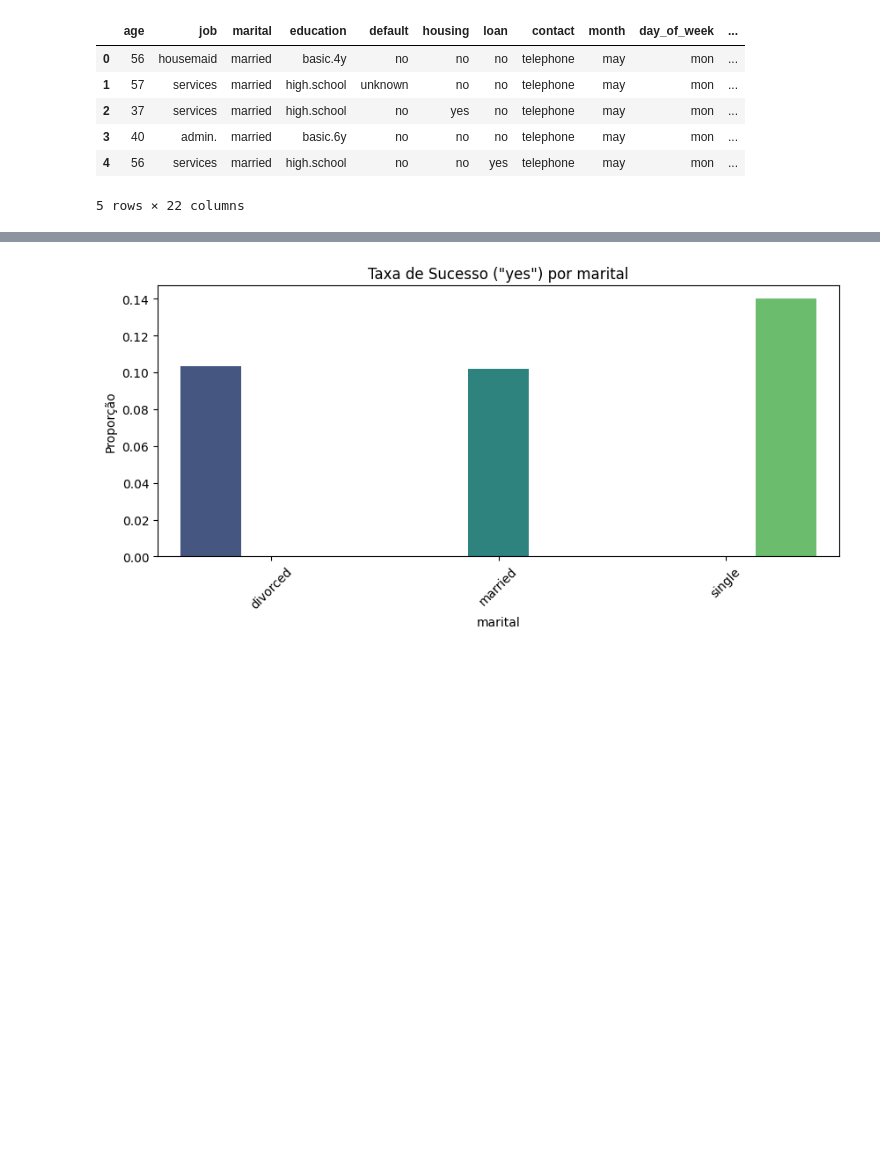
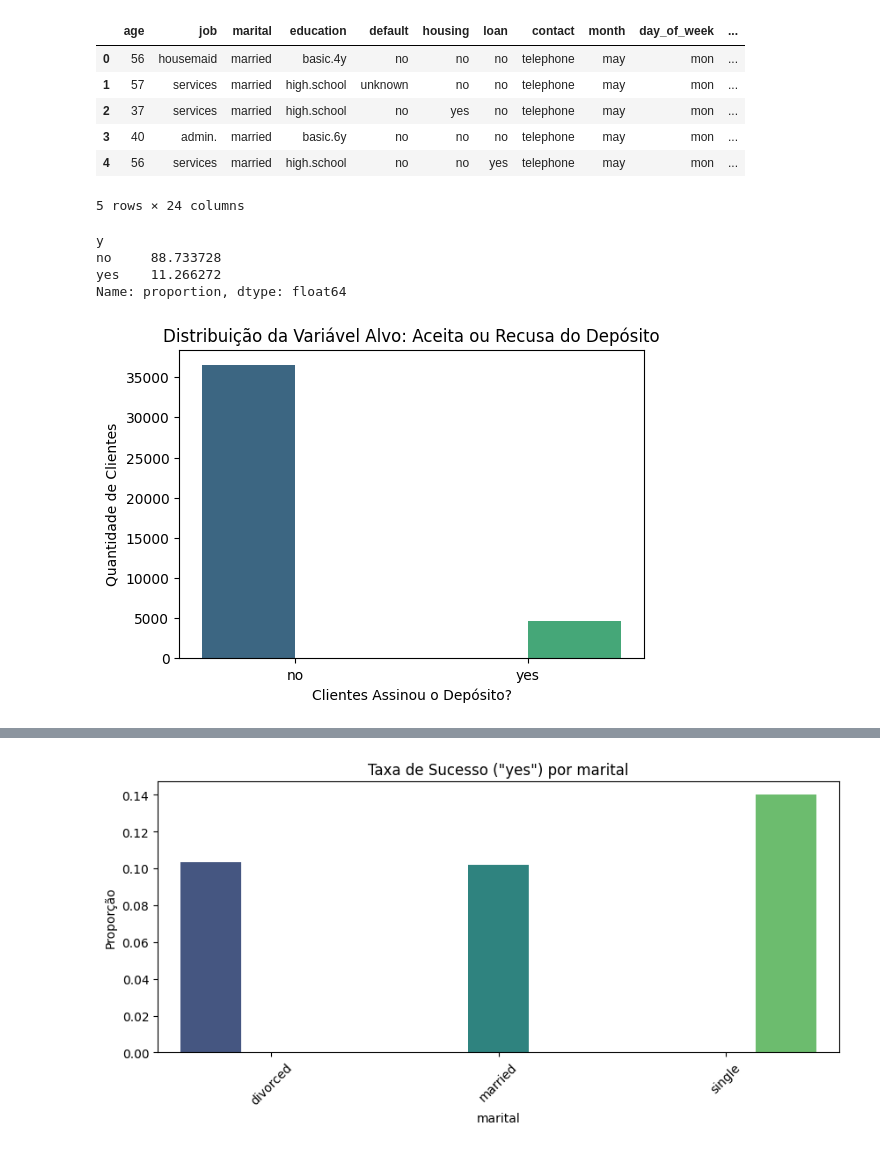
Before and after one commit to LucasUgulino/Super_Projeto_Estatistica, a Jupyter notebook: notebooks/eda.ipynb, the cells around one changed output, grey strips where cells are left out. Cells and saved outputs as stored; diff of their text form; code cells hidden in the pictures; blank space fills up the shorter version.

```diff
--- a/notebooks/eda.ipynb
+++ b/notebooks/eda.ipynb
@@ -4,7 +4,7 @@ import seaborn as sns
 import matplotlib.pyplot as plt
 
 # Carregando os dados prontos para a análise
-df = pd.read_parquet('dados_limpos.parquet')
+df = pd.read_parquet('dados_eda.parquet')
 
 # Primeiras linhas para garantir que está tudo certo
 df.head()
@@ -15,7 +15,23 @@ df.head()
 | 2 | 37 | services | married | high.school | no | yes | no | telephone | may | mon | ... |
 | 3 | 40 | admin. | married | basic.6y | no | no | no | telephone | may | mon | ... |
 | 4 | 56 | services | married | high.school | no | no | yes | telephone | may | mon | ... |
-5 rows × 22 columns
+5 rows × 24 columns
 # %%
 # Criação da variável numérica y_num para os gráficos
+# "yes" vira 1 e "no" vira 0
 df['y_num'] = (df['y'] == 'yes').astype(int)
+df['y'].value_counts(normalize=True) * 100 # para mostrar a proporção de clientes que aceitaram e recusaram
+# %% [output]
+y
+no     88.733728
+yes    11.266272
+Name: proportion, dtype: float64
+# %%
+plt.figure(figsize=(6,4))
+sns.countplot(data=df, x='y', hue='y', palette='viridis', legend=False)
+plt.title('Distribuição da Variável Alvo: Aceita ou Recusa do Depósito')
+plt.xlabel('Clientes Assinou o Depósito?')
+plt.ylabel('Quantidade de Clientes')
+plt.show()
+# %% [output]
+[figure, added]
```
Also changed, not shown: parts of 13 cells of this notebook, 4 other files.
